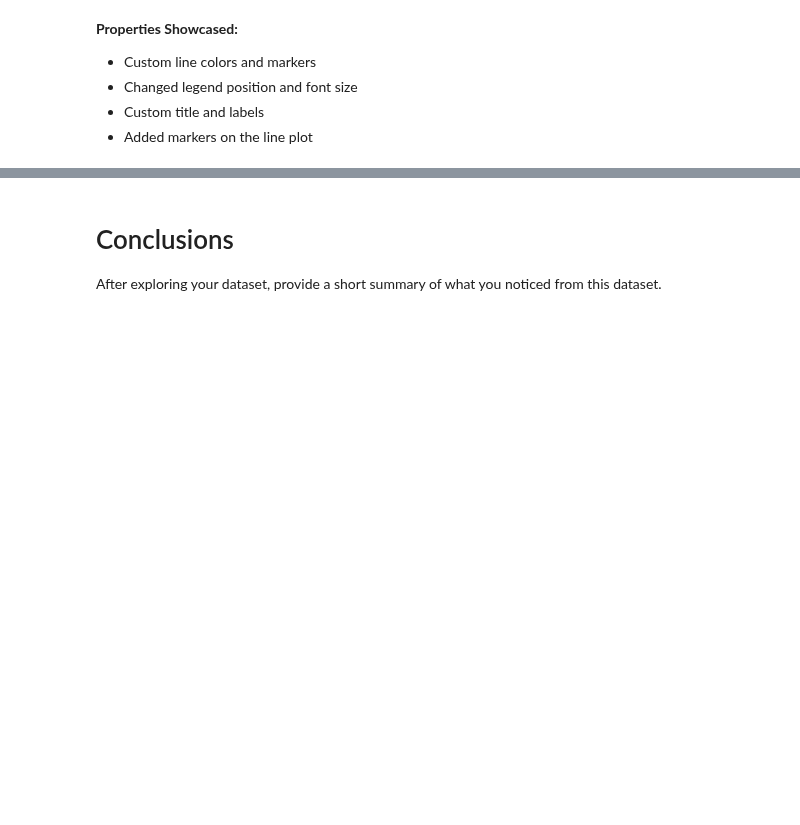
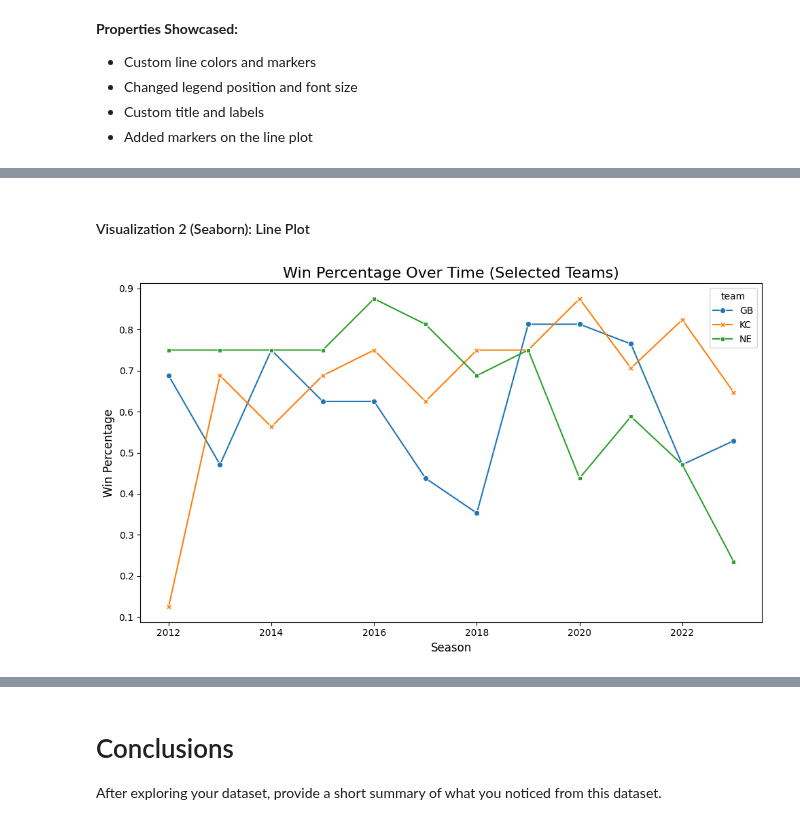
Before and after one commit to kai-ion/Data-602, a Jupyter notebook: Assignment 8/08_assignment.ipynb, the cells around one changed output, grey strips where cells are left out. Cells and saved outputs as stored; diff of their text form; code cells hidden in the pictures; blank space fills up the shorter version.

```diff
--- a/Assignment 8/08_assignment.ipynb
+++ b/Assignment 8/08_assignment.ipynb
@@ -389,0 +419,18 @@ plt.show()
+# %% [markdown]
+#### Visualization 2 (Seaborn): Line Plot
+# %%
+# Step 1: Create a seaborn line plot
+plt.figure(figsize=(10, 6))
+sns.lineplot(data=team_win_pct, markers=True, dashes=False)
+
+# Step 2: Customize the plot
+plt.title('Win Percentage Over Time (Selected Teams)', fontsize=16)
+plt.xlabel('Season', fontsize=12)
+plt.ylabel('Win Percentage', fontsize=12)
+plt.xticks(fontsize=10)
+
+# Show the plot
+plt.tight_layout()
+plt.show()
+# %% [output]
+[figure, added]
```
Also changed, not shown: parts of 3 cells of this notebook.
